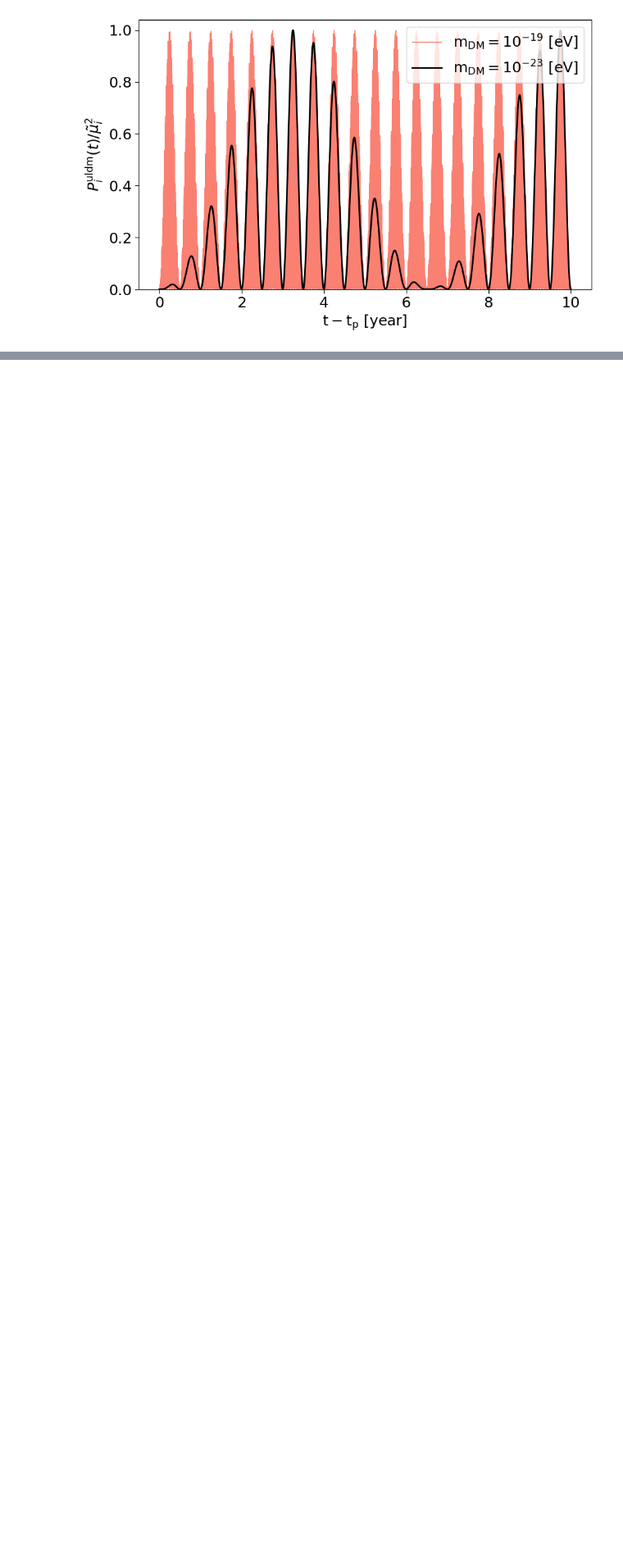
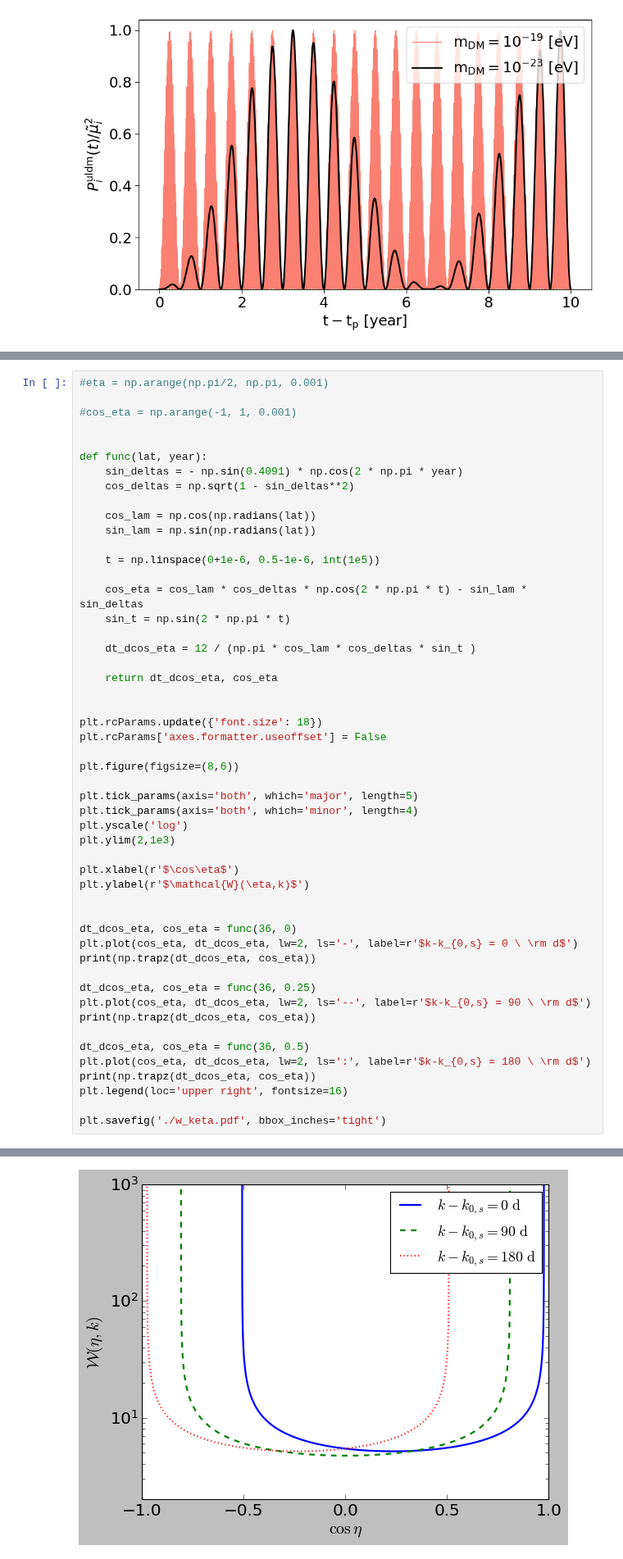
Before and after one commit to SaeedAnsarifard/NeuMod, a Jupyter notebook: Tutorial_ULDM_2.ipynb, the cells around one changed output, grey strips where cells are left out. Shown at 82% size. Drawn from its saved outputs; the diff is of its cells as text; blank space fills up the shorter version.

```diff
--- a/Tutorial_ULDM_2.ipynb
+++ b/Tutorial_ULDM_2.ipynb
@@ -395,0 +443,52 @@ plt.legend()
+# %%
+#eta = np.arange(np.pi/2, np.pi, 0.001)
+
+#cos_eta = np.arange(-1, 1, 0.001)
+
+
+def func(lat, year):
+    sin_deltas = - np.sin(0.4091) * np.cos(2 * np.pi * year)
+    cos_deltas = np.sqrt(1 - sin_deltas**2)
+
+    cos_lam = np.cos(np.radians(lat))
+    sin_lam = np.sin(np.radians(lat))
+
+    t = np.linspace(0+1e-6, 0.5-1e-6, int(1e5))
+
+    cos_eta = cos_lam * cos_deltas * np.cos(2 * np.pi * t) - sin_lam * sin_deltas
+    sin_t = np.sin(2 * np.pi * t)
+
+    dt_dcos_eta = 12 / (np.pi * cos_lam * cos_deltas * sin_t )
+
+    return dt_dcos_eta, cos_eta
+
+
+plt.rcParams.update({'font.size': 18})
+plt.rcParams['axes.formatter.useoffset'] = False
+
+plt.figure(figsize=(8,6))
+
+plt.tick_params(axis='both', which='major', length=5)
+plt.tick_params(axis='both', which='minor', length=4)
+plt.yscale('log')
+plt.ylim(2,1e3)
+
+plt.xlabel(r'$\cos\eta$')
+plt.ylabel(r'$\mathcal{W}(\eta,k)$')
+
+
+dt_dcos_eta, cos_eta = func(36, 0)
+plt.plot(cos_eta, dt_dcos_eta, lw=2, ls='-', label=r'$k-k_{0,s} = 0 \ \rm d$')
+print(np.trapz(dt_dcos_eta, cos_eta))
+
+dt_dcos_eta, cos_eta = func(36, 0.25)
+plt.plot(cos_eta, dt_dcos_eta, lw=2, ls='--', label=r'$k-k_{0,s} = 90 \ \rm d$')
+print(np.trapz(dt_dcos_eta, cos_eta))
+
+dt_dcos_eta, cos_eta = func(36, 0.5)
+plt.plot(cos_eta, dt_dcos_eta, lw=2, ls=':', label=r'$k-k_{0,s} = 180 \ \rm d$')
+print(np.trapz(dt_dcos_eta, cos_eta))
+plt.legend(loc='upper right', fontsize=16)
+
+plt.savefig('./w_keta.pdf', bbox_inches='tight')
+# %% [output]
@@ -395,0 +498 @@ plt.legend()
+[figure, added]
```
Also changed, not shown: parts of 3 cells of this notebook, 22 other files.
